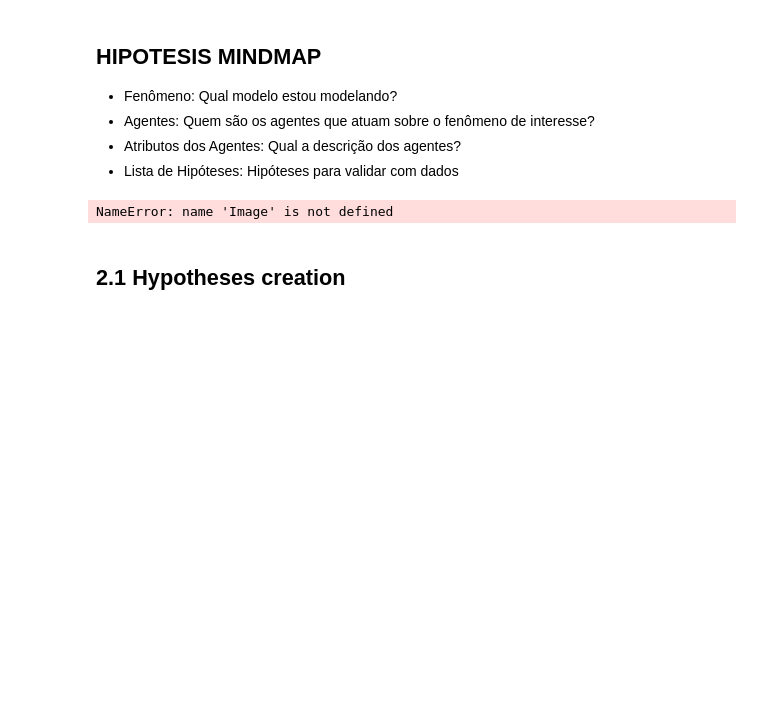
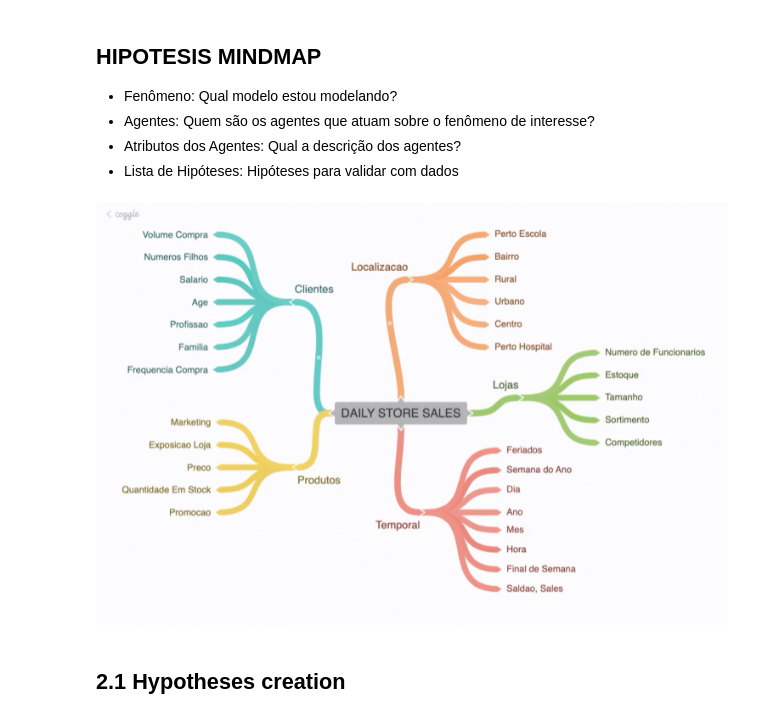
Before and after one commit to iannguerra/projects-datascience, a Jupyter notebook: ds-producao/rossman_sales_prediction.ipynb, the cells around one changed output. Drawn from its saved outputs; the diff is of its cells as text; code cells hidden in the pictures; blank space fills up the shorter version.

```diff
--- a/ds-producao/rossman_sales_prediction.ipynb
+++ b/ds-producao/rossman_sales_prediction.ipynb
@@ -275,9 +279,9 @@ sns.boxplot( x='assortment', y='sales', data=aux )
 - Atributos dos Agentes: Qual a descrição dos agentes?
 - Lista de Hipóteses: Hipóteses para validar com dados
 # %%
-Image('D:\data-science\datascience-projects\ds-producao\img\MIND_MAP.PNG')
+Image('D:\data-science\projects-datascience\ds-producao\img\MIND_MAP.PNG')
 # %% [output]
-NameError: name 'Image' is not defined
+[figure, added]
 # %% [markdown]
 ## 2.1 Hypotheses creation
 # %% [markdown]
```
Also changed, not shown: parts of 22 cells of this notebook.
